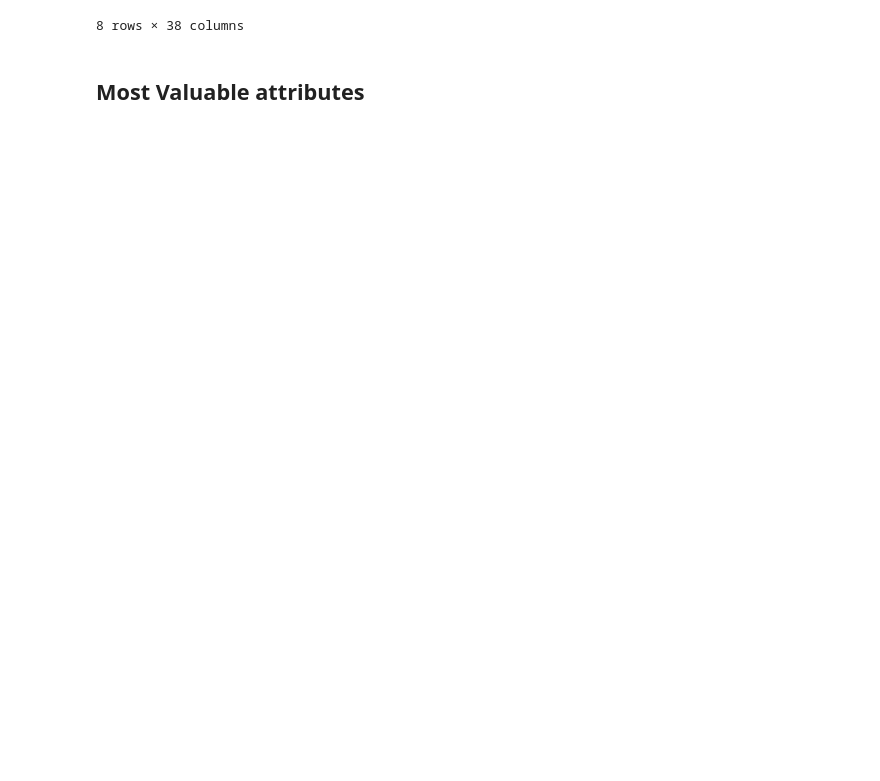
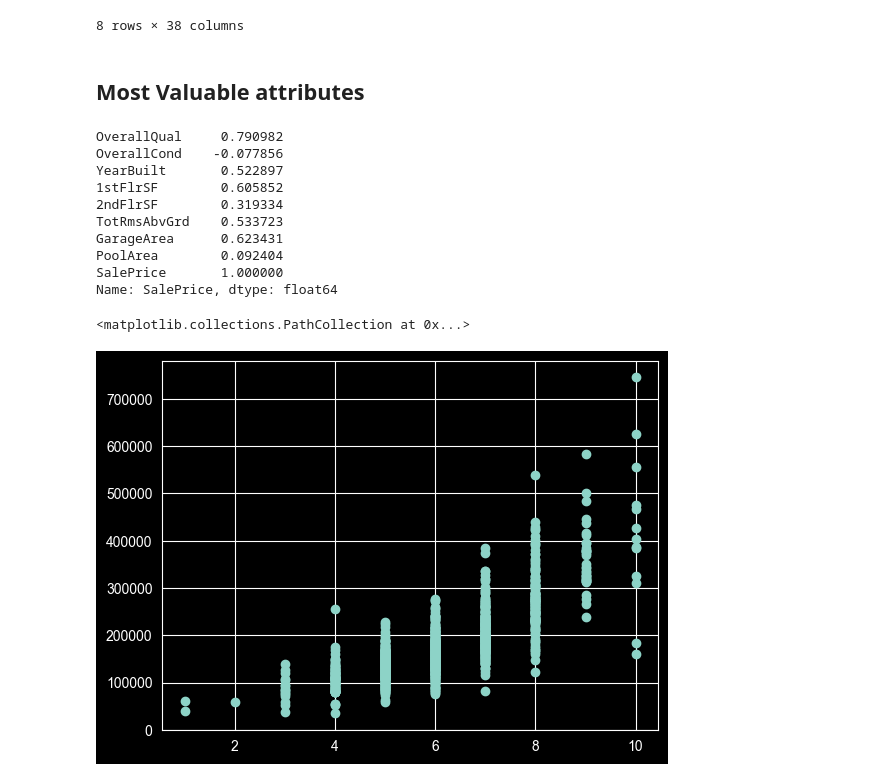
Before and after one commit to xJacoob/PythonMachineLearning, a Jupyter notebook: HousePrices(Kaggle)/Notebook.ipynb, the cells around one changed output. Drawn from its saved outputs; the diff is of its cells as text; code cells hidden in the pictures; blank space fills up the shorter version.

Commit message:
linear and polynomial regression using only 8 attributes (most valuable)

```diff
--- a/HousePrices(Kaggle)/Notebook.ipynb
+++ b/HousePrices(Kaggle)/Notebook.ipynb
@@ -54,5 +60,24 @@ data.describe()
 # %%
 X = data.drop(columns=["SalePrice"])
 y = data["SalePrice"]
 
-X_most_valuable_attributes = X["OverallQual", "OverallCond", "YearBuilt", "1stFlrSF", "2ndFlrSF", "TotRmsAbvGrd", "GarageArea", "PoolArea"]
+X_most_valuable_attributes = X[["OverallQual", "OverallCond", "YearBuilt", "1stFlrSF", "2ndFlrSF", "TotRmsAbvGrd", "GarageArea", "PoolArea"]]
+
+corr_matrix = pd.concat([X_most_valuable_attributes, y], axis=1).corr()
+print(corr_matrix["SalePrice"])
+
+X_train, X_test, y_train, y_test = train_test_split(X_most_valuable_attributes, y, test_size=0.2, random_state=42)
+plt.scatter(X_train["OverallQual"], y_train)
+# %% [output]
+OverallQual     0.790982
+OverallCond    -0.077856
+YearBuilt       0.522897
+1stFlrSF        0.605852
+2ndFlrSF        0.319334
+TotRmsAbvGrd    0.533723
+GarageArea      0.623431
+PoolArea        0.092404
+SalePrice       1.000000
+Name: SalePrice, dtype: float64
+<matplotlib.collections.PathCollection at 0x...>
+[figure, added]
```
Also changed, not shown: parts of 5 cells of this notebook, 1 other file.
